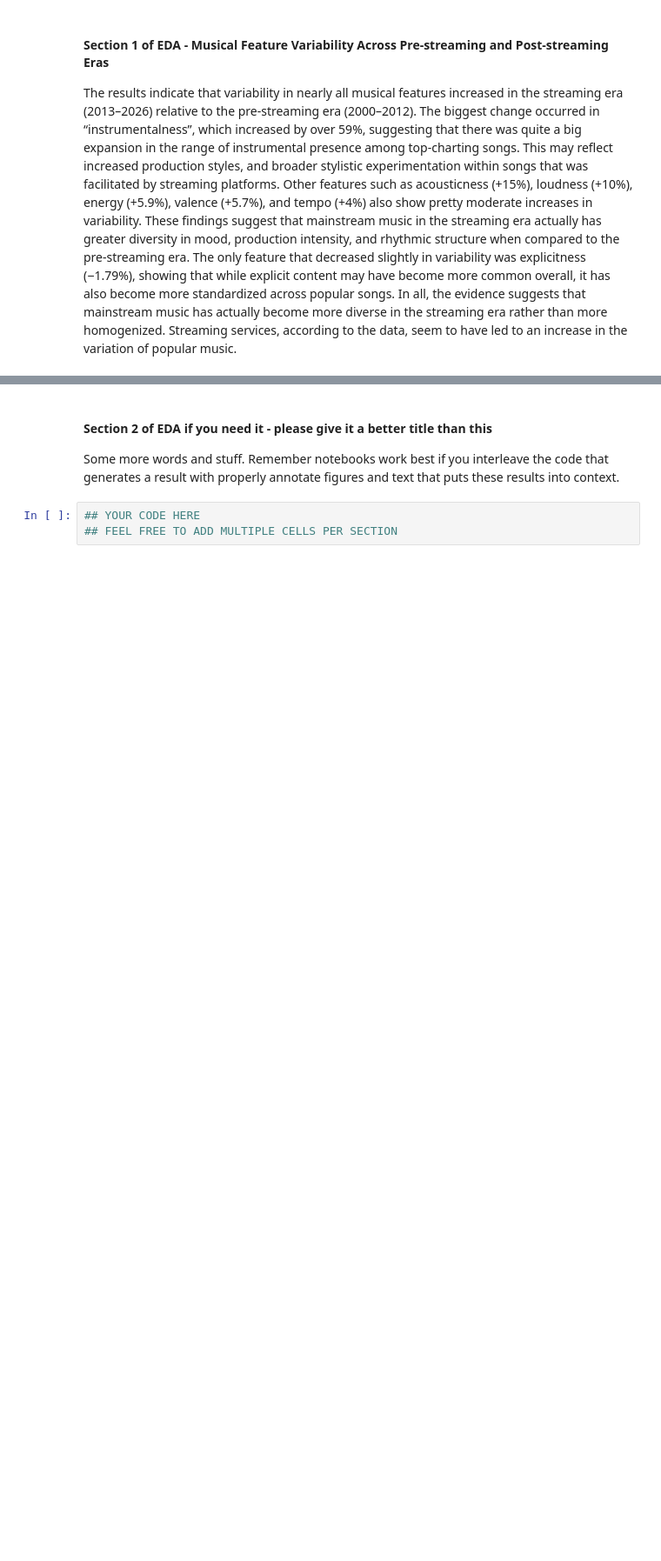
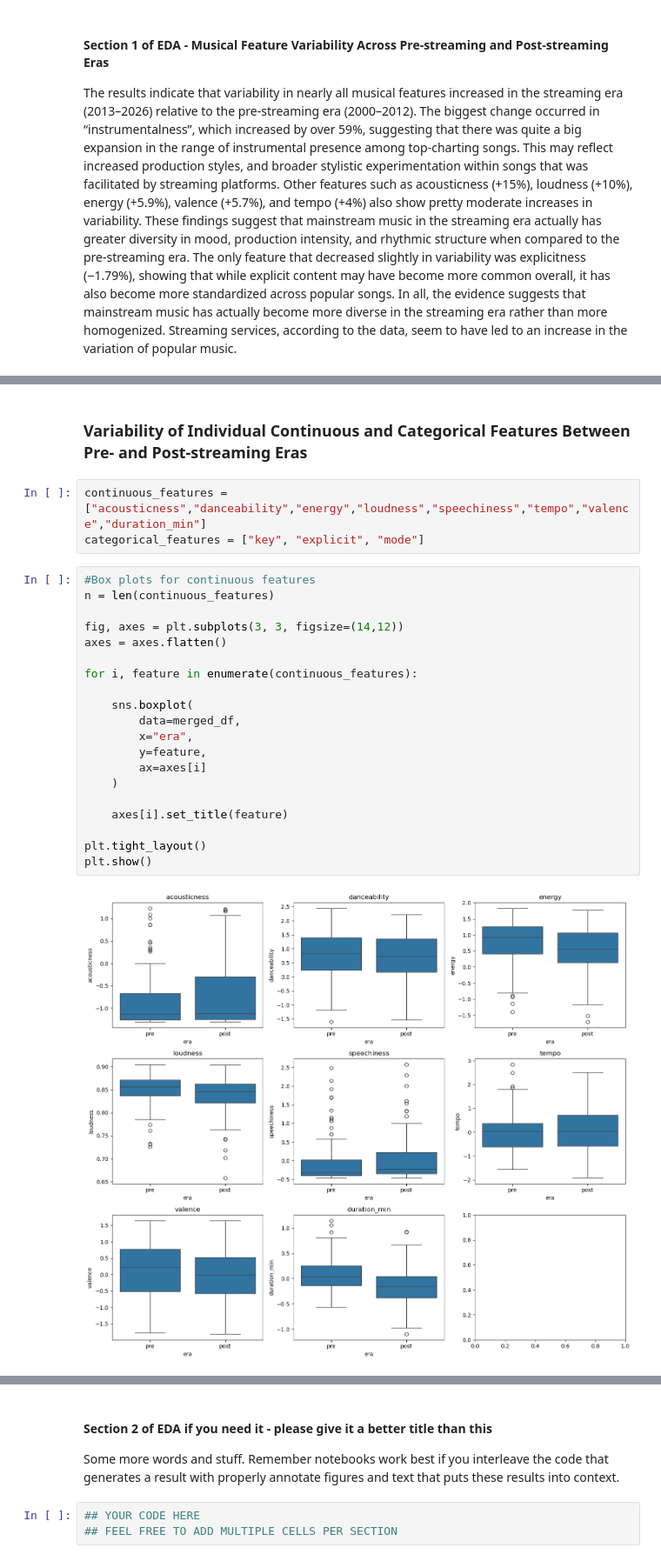
Before and after one commit to COGS108/Group096_WI26, a Jupyter notebook: 02-EDACheckpoint.ipynb, the cells around one changed output, grey strips where cells are left out. Shown at 87% size. Saved outputs shown, nothing was run; the diff lists cells and outputs as text; blank space fills up the shorter version.

Commit message:
Update eda section 1 with overall feature variability

```diff
--- a/02-EDACheckpoint.ipynb
+++ b/02-EDACheckpoint.ipynb
@@ -802,0 +708,27 @@ print(results_df)
+# %% [markdown]
+### Variability of Individual Continuous and Categorical Features Between Pre- and Post-streaming Eras
+# %%
+continuous_features = ["acousticness","danceability","energy","loudness","speechiness","tempo","valence","duration_min"]
+categorical_features = ["key", "explicit", "mode"]
+# %%
+#Box plots for continuous features
+n = len(continuous_features)
+
+fig, axes = plt.subplots(3, 3, figsize=(14,12))
+axes = axes.flatten()
+
+for i, feature in enumerate(continuous_features):
+
+    sns.boxplot(
+        data=merged_df,
+        x="era",
+        y=feature,
+        ax=axes[i]
+    )
+
+    axes[i].set_title(feature)
+
+plt.tight_layout()
+plt.show()
+# %% [output]
+[figure, added]
```
Also changed, not shown: parts of 40 cells of this notebook.
